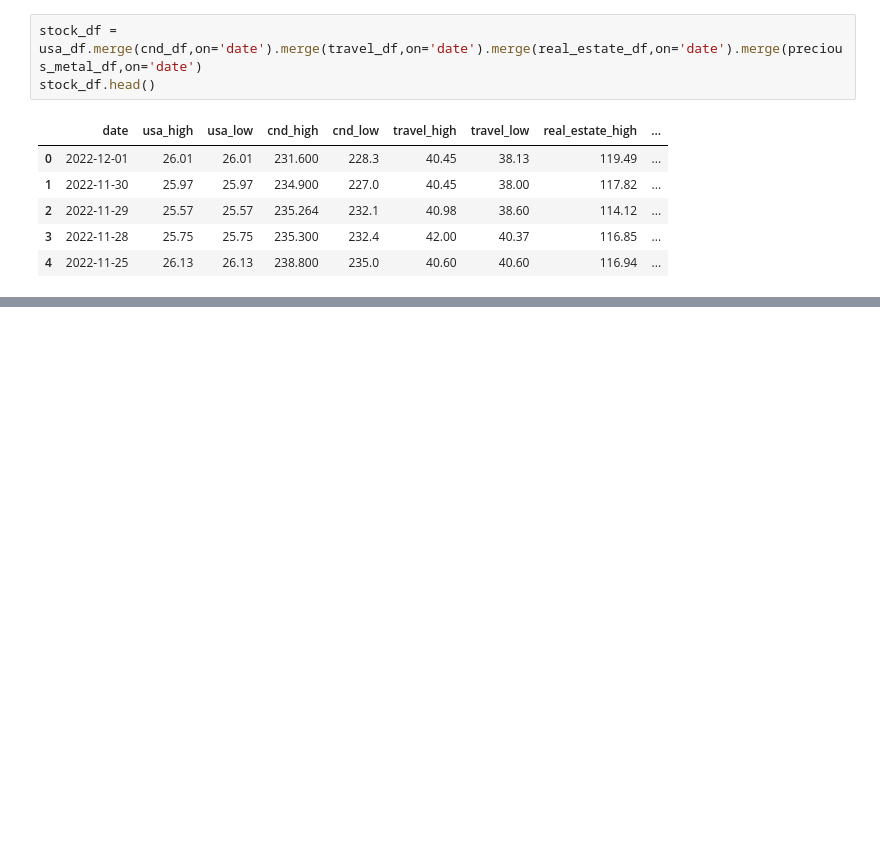
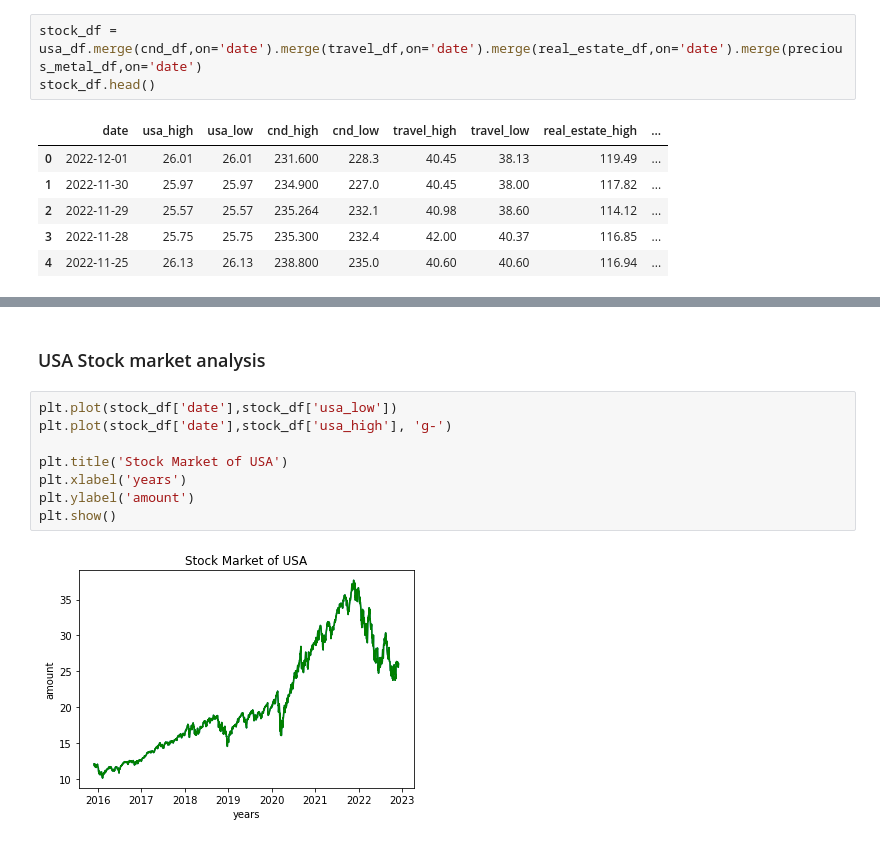
Before and after one commit to AIDA-Saskatchewan-polytechnic/Final-project-covid-19-effects-on-stock-market, a Jupyter notebook: Final_project.ipynb, the cells around one changed output, grey strips where cells are left out. Saved outputs shown, nothing was run; the diff lists cells and outputs as text; blank space fills up the shorter version.

```diff
--- a/Final_project.ipynb
+++ b/Final_project.ipynb
@@ -561,0 +417,12 @@ final_df
+# %% [markdown]
+### USA Stock market analysis
+# %%
+plt.plot(stock_df['date'],stock_df['usa_low'])
+plt.plot(stock_df['date'],stock_df['usa_high'], 'g-')
+
+plt.title('Stock Market of USA')
+plt.xlabel('years')
+plt.ylabel('amount')
+plt.show()
+# %% [output]
+[figure, added]
```
Also changed, not shown: parts of 39 cells of this notebook.
